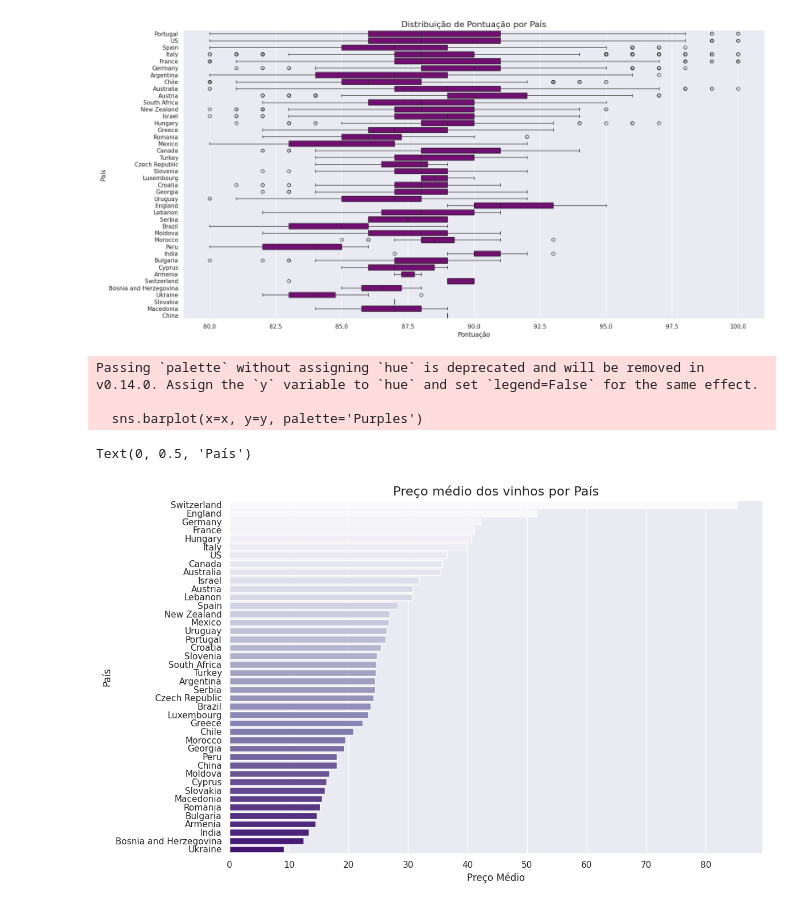
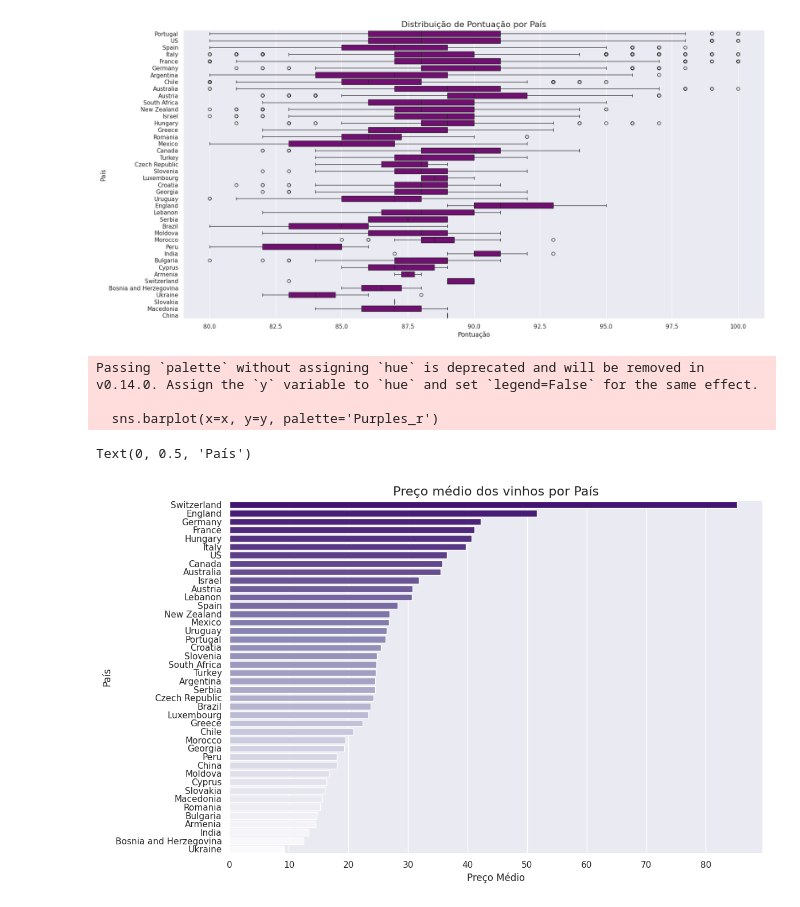
Before and after one commit to Niltonguerra/mineracaoDeDados6Semestre, a Jupyter notebook: Nilton_Dionisio_Guerra_P1.ipynb, the cells around one changed output. Saved outputs shown, nothing was run; the diff lists cells and outputs as text; code cells hidden in the pictures.

```diff
--- a/Nilton_Dionisio_Guerra_P1.ipynb
+++ b/Nilton_Dionisio_Guerra_P1.ipynb
@@ -300,17 +300,17 @@ Text(0, 0.5, 'País')
 # %%
 average_price = df1.groupby ("country")['price'].mean()
 average_price = average_price.sort_values(ascending = False)
 y = average_price.index.to_series()
 x = average_price.values
 
 plt.figure(figsize=(12,8))
-sns.barplot(x=x, y=y, palette='Purples')
+sns.barplot(x=x, y=y, palette='Purples_r')
 plt.title('Preço médio dos vinhos por País', fontsize= 16)
 plt.xlabel('Preço Médio')
 plt.ylabel('País')
 # %% [output]
 Passing `palette` without assigning `hue` is deprecated and will be removed in v0.14.0. Assign the `y` variable to `hue` and set `legend=False` for the same effect.
 
-  sns.barplot(x=x, y=y, palette='Purples')
+  sns.barplot(x=x, y=y, palette='Purples_r')
 Text(0, 0.5, 'País')
-[figure, old version]
+[figure, new version]
```
Also changed, not shown: parts of 8 cells of this notebook.
